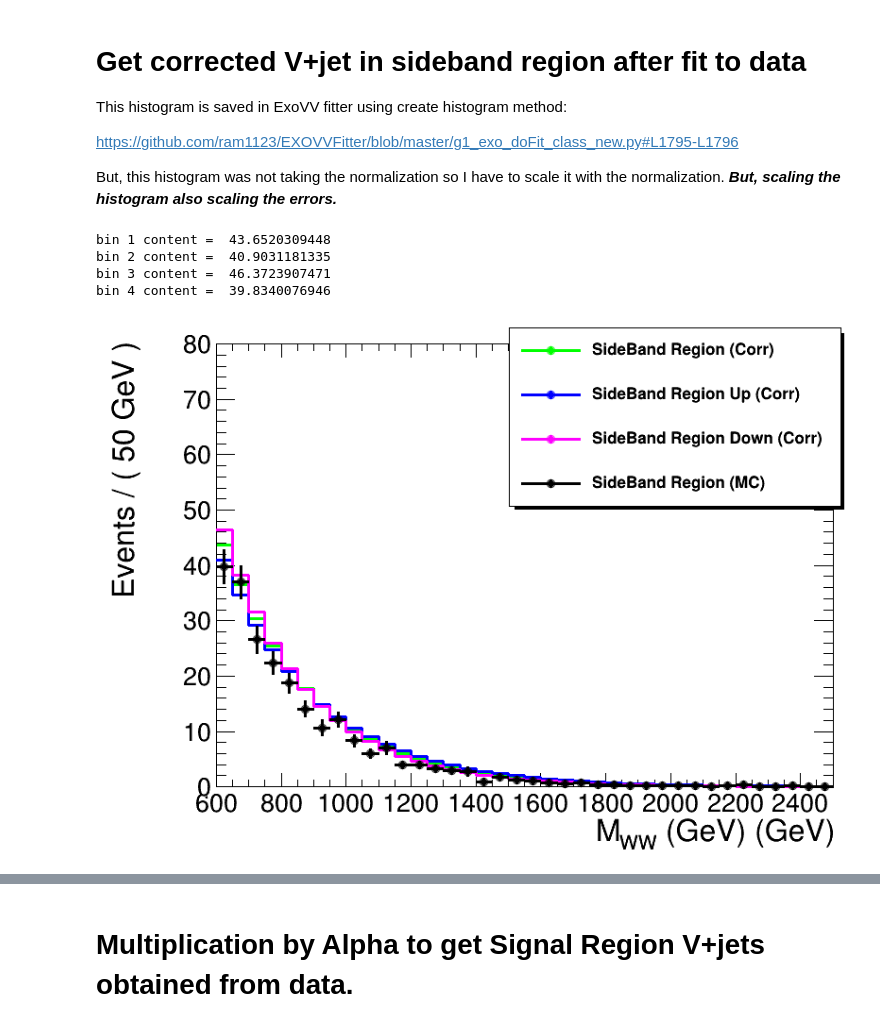
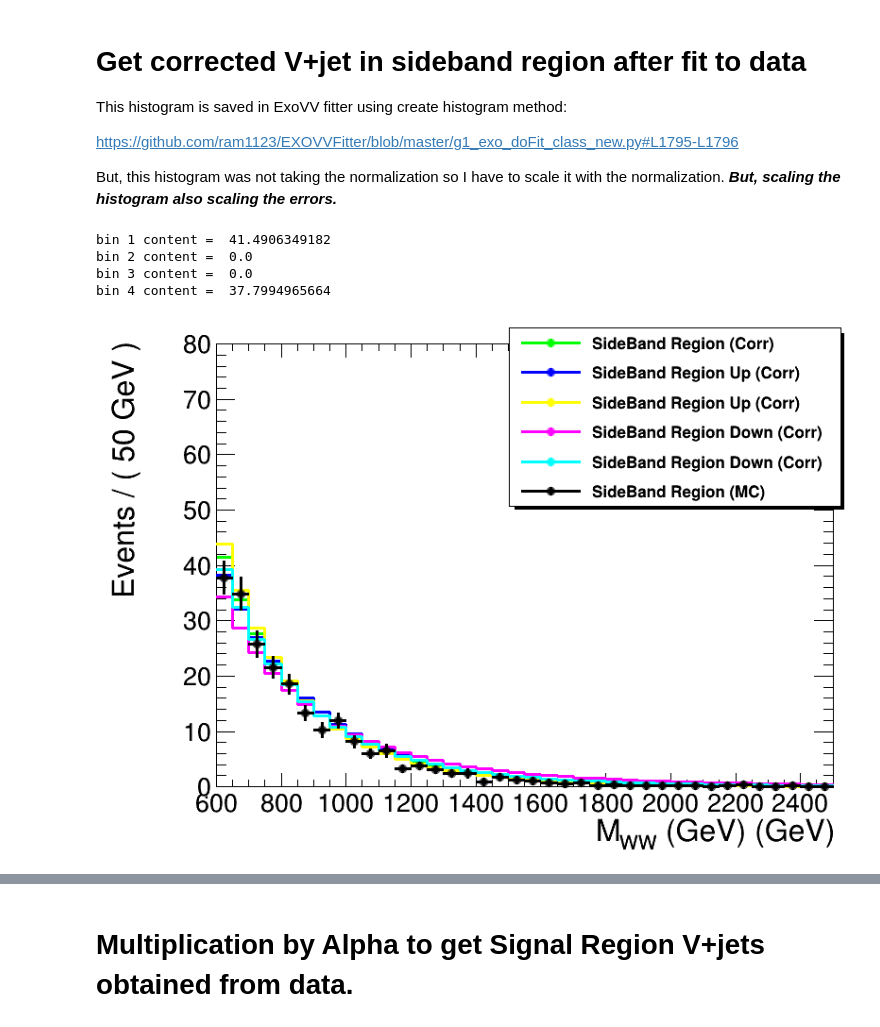
Before and after one commit to ram1123/EXOVVFitter, a Jupyter notebook: Wjet_StatisticalUncertanity_Data.ipynb, the cells around one changed output, grey strips where cells are left out. Cells and saved outputs as stored; diff of their text form; code cells hidden in the pictures.

```diff
--- a/Wjet_StatisticalUncertanity_Data.ipynb
+++ b/Wjet_StatisticalUncertanity_Data.ipynb
@@ -198,60 +198,82 @@ c1.Clear()
 c1.SetLogy(0)
 #Wjet_file = r.TFile.Open("WWTree_CleanedCode_Isolated_NaNFixed_Btag30GeV_2018_03_16_00h13_BothLSBUSB/wjetmodel_Ex__WJets0_xww__sb_lo_Exp_auto.root")
 #Wjet_file = r.TFile.Open("WWTree_CleanedCode_Isolated_NaNFixed_Btag30GeV_2018_04_14_13h49_BothLSBUSB/wjetmodel_Ex__WJets0_xww__sb_lo_Exp_auto.root")
-Wjet_file = r.TFile.Open("WWTree_CommonNtuple_For1and2Lepton_2018_04_06_09h22_BothLSBUSB_UpDownVarWjet_WV/wjetmodel_Ex__WJets0_xww__sb_lo_Exp_auto.root")
-Wjet_file_Up = r.TFile.Open("WWTree_CommonNtuple_For1and2Lepton_2018_04_06_09h22_BothLSBUSB_UpDownVarWjet_WV/wjetmodel_Ex__WJets0_xww__sb_lo_Exp_auto_Up.root")
-Wjet_file_Down = r.TFile.Open("WWTree_CommonNtuple_For1and2Lepton_2018_04_06_09h22_BothLSBUSB_UpDownVarWjet_WV/wjetmodel_Ex__WJets0_xww__sb_lo_Exp_auto_Down.root")
+Wjet_file = r.TFile.Open("WWTree_CommonNtuple_For1and2Lepton_2018_05_15_04h15/wjetmodel_Ex__WJets0_xww__sb_lo_ExpTail_auto.root")
+Wjet_file_Up0 = r.TFile.Open("WWTree_CommonNtuple_For1and2Lepton_2018_05_15_04h15/wjetmodel_Ex__WJets0_xww__sb_lo_ExpTail_auto_Up_0.root")
+Wjet_file_Up1 = r.TFile.Open("WWTree_CommonNtuple_For1and2Lepton_2018_05_15_04h15/wjetmodel_Ex__WJets0_xww__sb_lo_ExpTail_auto_Up_2.root")
+Wjet_file_Down0 = r.TFile.Open("WWTree_CommonNtuple_For1and2Lepton_2018_05_15_04h15/wjetmodel_Ex__WJets0_xww__sb_lo_ExpTail_auto_Down_0.root")
+Wjet_file_Down1 = r.TFile.Open("WWTree_CommonNtuple_For1and2Lepton_2018_05_15_04h15/wjetmodel_Ex__WJets0_xww__sb_lo_ExpTail_auto_Down_2.root")
+
+
 
 
 Wjet_hist = r.TH1F()
 Wjet_hist_Up = r.TH1F()
 Wjet_hist_Down = r.TH1F()
 
 Wjet_hist = Wjet_file.Get("rrv_mass_lvj__rrv_mass_lvj")
-Wjet_hist.Scale(264.26)
+Wjet_hist.Scale(241.75)
 Wjet_hist.SetMarkerColor(3)
 Wjet_hist.SetLineColor(3)
 Wjet_hist.SetLineWidth(3)
 Wjet_hist.SetMarkerSize(1)
 Wjet_hist.SetMaximum(80.0)
 Wjet_hist.Draw("hist")
 
-Wjet_hist_Up = Wjet_file_Up.Get("rrv_mass_lvj__rrv_mass_lvj")
-Wjet_hist_Up.Scale(264.26)
-Wjet_hist_Up.SetMarkerColor(4)
-Wjet_hist_Up.SetLineColor(4)
-Wjet_hist_Up.SetLineWidth(3)
-Wjet_hist_Up.SetMarkerSize(1)
-Wjet_hist_Up.Draw("hist same")
+Wjet_hist_Up0 = Wjet_file_Up0.Get("rrv_mass_lvj__rrv_mass_lvj")
+Wjet_hist_Up0.Scale(241.75)
+Wjet_hist_Up0.SetMarkerColor(4)
+Wjet_hist_Up0.SetLineColor(4)
+Wjet_hist_Up0.SetLineWidth(3)
+Wjet_hist_Up0.SetMarkerSize(1)
+Wjet_hist_Up0.Draw("hist same")
 
-Wjet_hist_Down = Wjet_file_Down.Get("rrv_mass_lvj__rrv_mass_lvj")
-Wjet_hist_Down.Scale(264.26)
-Wjet_hist_Down.SetMarkerColor(6)
-Wjet_hist_Down.SetLineColor(6)
-Wjet_hist_Down.SetLineWidth(3)
-Wjet_hist_Down.SetMarkerSize(1)
-Wjet_hist_Down.Draw("hist same")
+Wjet_hist_Up1 = Wjet_file_Up1.Get("rrv_mass_lvj__rrv_mass_lvj")
+Wjet_hist_Up1.Scale(241.75)
+Wjet_hist_Up1.SetMarkerColor(5)
+Wjet_hist_Up1.SetLineColor(5)
+Wjet_hist_Up1.SetLineWidth(3)
+Wjet_hist_Up1.SetMarkerSize(1)
+Wjet_hist_Up1.Draw("hist same")
+
+Wjet_hist_Down0 = Wjet_file_Down0.Get("rrv_mass_lvj__rrv_mass_lvj")
+Wjet_hist_Down0.Scale(241.75)
+Wjet_hist_Down0.SetMarkerColor(6)
+Wjet_hist_Down0.SetLineColor(6)
+Wjet_hist_Down0.SetLineWidth(3)
+Wjet_hist_Down0.SetMarkerSize(1)
+Wjet_hist_Down0.Draw("hist same")
+
+Wjet_hist_Down1 = Wjet_file_Down1.Get("rrv_mass_lvj__rrv_mass_lvj")
+Wjet_hist_Down1.Scale(241.75)
+Wjet_hist_Down1.SetMarkerColor(7)
+Wjet_hist_Down1.SetLineColor(7)
+Wjet_hist_Down1.SetLineWidth(3)
+Wjet_hist_Down1.SetMarkerSize(1)
+Wjet_hist_Down1.Draw("hist same")
 
 hSideBand_38bin.Draw("same")
 
 leg.AddEntry(Wjet_hist,"SideBand Region (Corr)")
-leg.AddEntry(Wjet_hist_Up,"SideBand Region Up (Corr)")
-leg.AddEntry(Wjet_hist_Down,"SideBand Region Down (Corr)")
+leg.AddEntry(Wjet_hist_Up0,"SideBand Region Up (Corr)")
+leg.AddEntry(Wjet_hist_Up1,"SideBand Region Up (Corr)")
+leg.AddEntry(Wjet_hist_Down0,"SideBand Region Down (Corr)")
+leg.AddEntry(Wjet_hist_Down1,"SideBand Region Down (Corr)")
 leg.AddEntry(hSideBand_38bin,"SideBand Region (MC)")
 
 leg.Draw()
 c1.Draw()
 
 print "bin 1 content = ",Wjet_hist.GetBinContent(1)
 print "bin 2 content = ",Wjet_hist_Up.GetBinContent(1)
 print "bin 3 content = ",Wjet_hist_Down.GetBinContent(1)
 print "bin 4 content = ",hSideBand_38bin.GetBinContent(1)
 # %% [output]
-bin 1 content =  43.6520309448
-bin 2 content =  40.9031181335
-bin 3 content =  46.3723907471
-bin 4 content =  39.8340076946
+bin 1 content =  41.4906349182
+bin 2 content =  0.0
+bin 3 content =  0.0
+bin 4 content =  37.7994965664
-[figure, old version]
+[figure, new version]
 # %%
 c1.SetLogy(1)
 c1.Draw()
```
Also changed, not shown: parts of 8 cells of this notebook, 2 other files.
